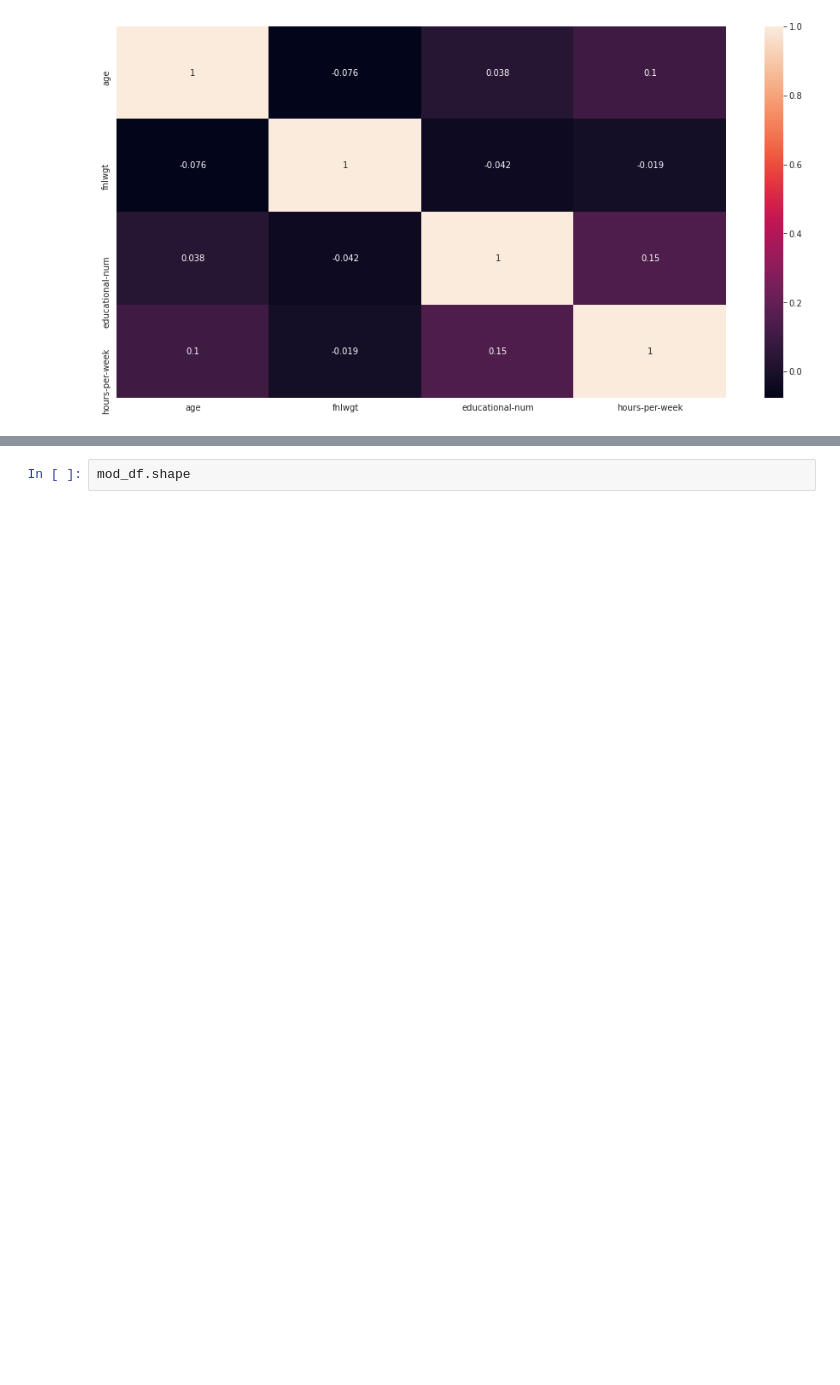
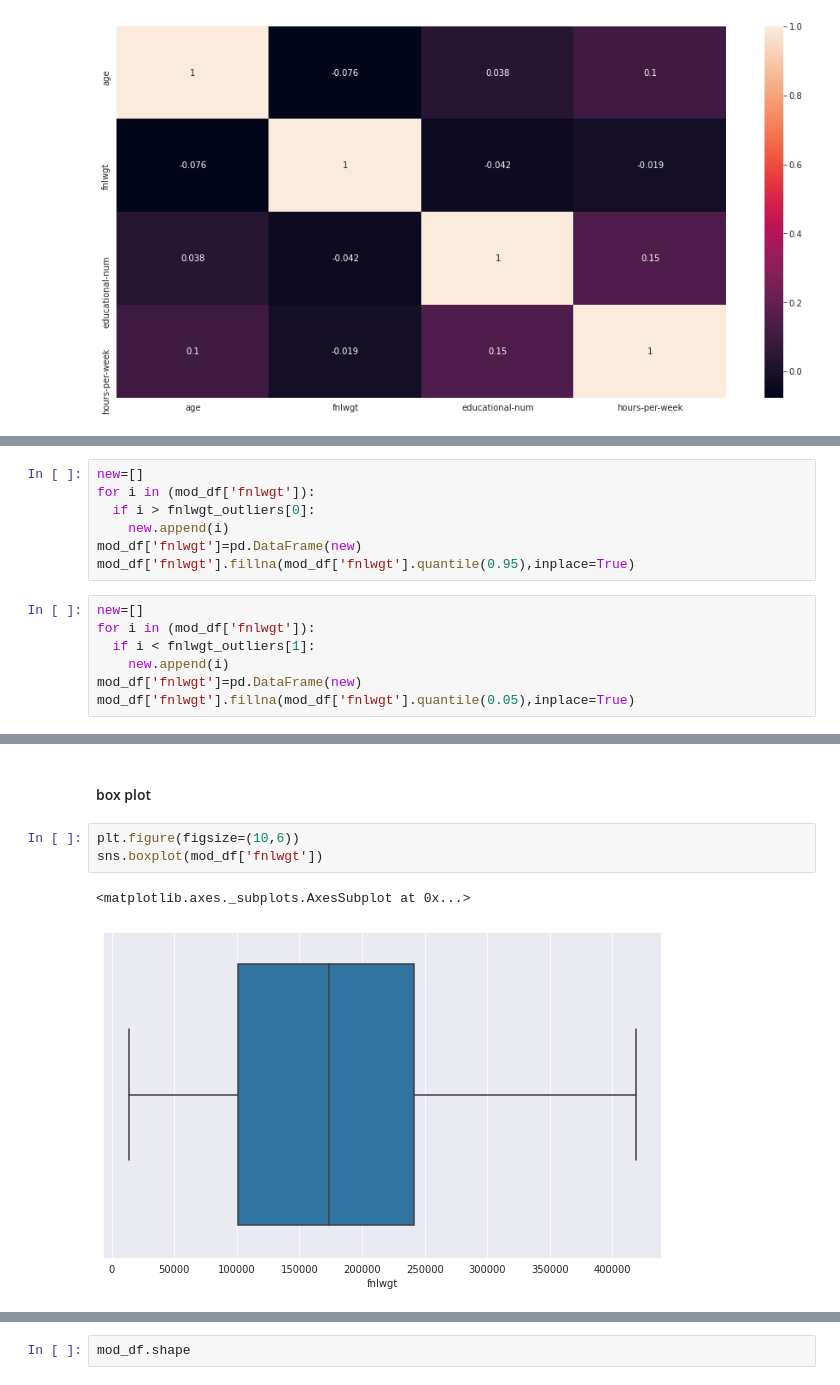
Before and after one commit to SumanthBalabhadruni/Innomatics_Internship_APR_21, a Jupyter notebook: Task_11_(EDA_+_Missing_Value_+_Outlier_+_ML_Model)/Task_11_(EDA_+_Missing_Value_+_Outlier_+_ML_Model).ipynb, the cells around one changed output, grey strips where cells are left out. Saved outputs shown, nothing was run; the diff lists cells and outputs as text; blank space fills up the shorter version.

```diff
--- a/Task_11_(EDA_+_Missing_Value_+_Outlier_+_ML_Model)/Task_11_(EDA_+_Missing_Value_+_Outlier_+_ML_Model).ipynb
+++ b/Task_11_(EDA_+_Missing_Value_+_Outlier_+_ML_Model)/Task_11_(EDA_+_Missing_Value_+_Outlier_+_ML_Model).ipynb
@@ -1719,0 +1879,14 @@ sns.heatmap(corrMatrix, annot=True)
+# %%
+new=[]
+for i in (mod_df['fnlwgt']):
+  if i > fnlwgt_outliers[0]:
+    new.append(i)
+mod_df['fnlwgt']=pd.DataFrame(new)
+mod_df['fnlwgt'].fillna(mod_df['fnlwgt'].quantile(0.95),inplace=True)
+# %%
+new=[]
+for i in (mod_df['fnlwgt']):
+  if i < fnlwgt_outliers[1]:
+    new.append(i)
+mod_df['fnlwgt']=pd.DataFrame(new)
+mod_df['fnlwgt'].fillna(mod_df['fnlwgt'].quantile(0.05),inplace=True)
@@ -1719,0 +1910,8 @@ sns.heatmap(corrMatrix, annot=True)
+# %% [markdown]
+#### box plot
+# %%
+plt.figure(figsize=(10,6))
+sns.boxplot(mod_df['fnlwgt'])
+# %% [output]
+<matplotlib.axes._subplots.AxesSubplot at 0x...>
+[figure, added]
```
Also changed, not shown: parts of 63 cells of this notebook.
